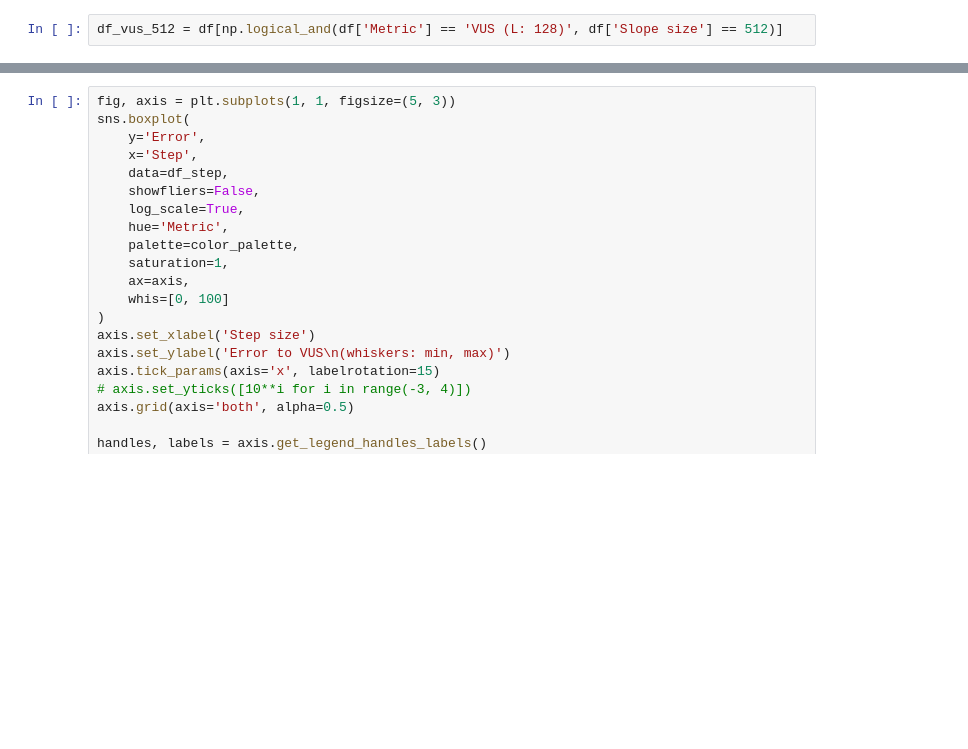
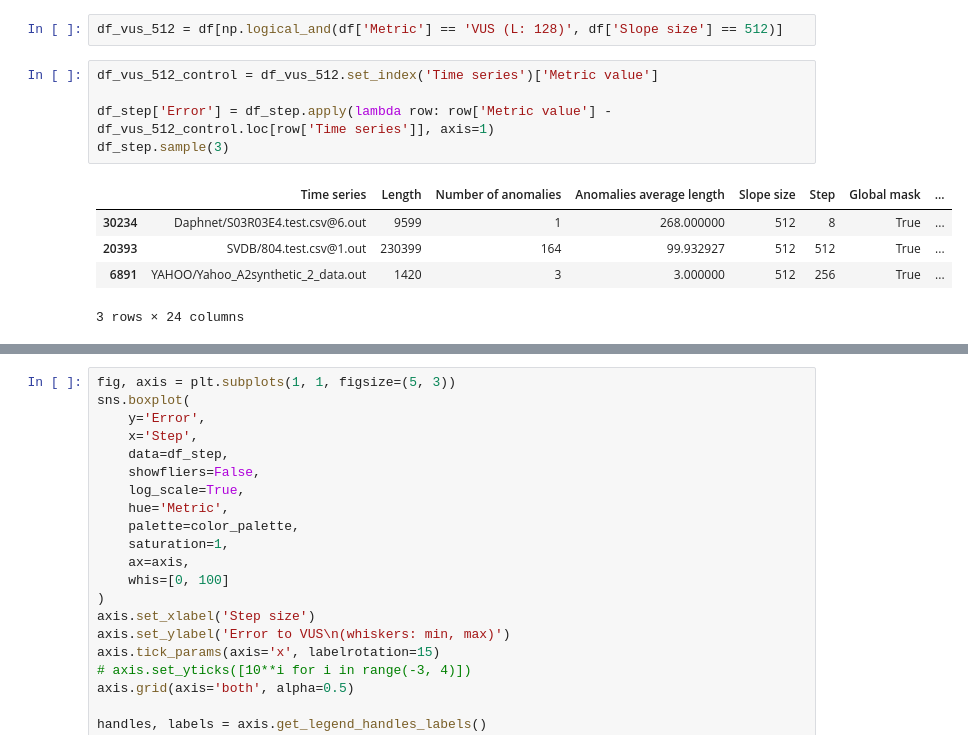
Before and after one commit to sylligardos/ff-vus, a Jupyter notebook: src/notebooks/experimental_results.ipynb, the cells around one changed output, grey strips where cells are left out. Drawn from its saved outputs; the diff is of its cells as text; blank space fills up the shorter version.

```diff
--- a/src/notebooks/experimental_results.ipynb
+++ b/src/notebooks/experimental_results.ipynb
@@ -569,3 +592,14 @@ df_step.sample(3)
 3 rows × 23 columns
 # %%
 df_vus_512 = df[np.logical_and(df['Metric'] == 'VUS (L: 128)', df['Slope size'] == 512)]
+# %%
+df_vus_512_control = df_vus_512.set_index('Time series')['Metric value']
+
+df_step['Error'] = df_step.apply(lambda row: row['Metric value'] - df_vus_512_control.loc[row['Time series']], axis=1)
+df_step.sample(3)
+# %% [output]
+|  | Time series | Length | Number of anomalies | Anomalies average length | Slope size | Step | Global mask | ... |
+| 30234 | Daphnet/S03R03E4.test.csv@6.out | 9599 | 1 | 268.000000 | 512 | 8 | True | ... |
+| 20393 | SVDB/804.test.csv@1.out | 230399 | 164 | 99.932927 | 512 | 512 | True | ... |
+| 6891 | YAHOO/Yahoo_A2synthetic_2_data.out | 1420 | 3 | 3.000000 | 512 | 256 | True | ... |
+3 rows × 24 columns
```
Also changed, not shown: parts of 13 cells of this notebook.
